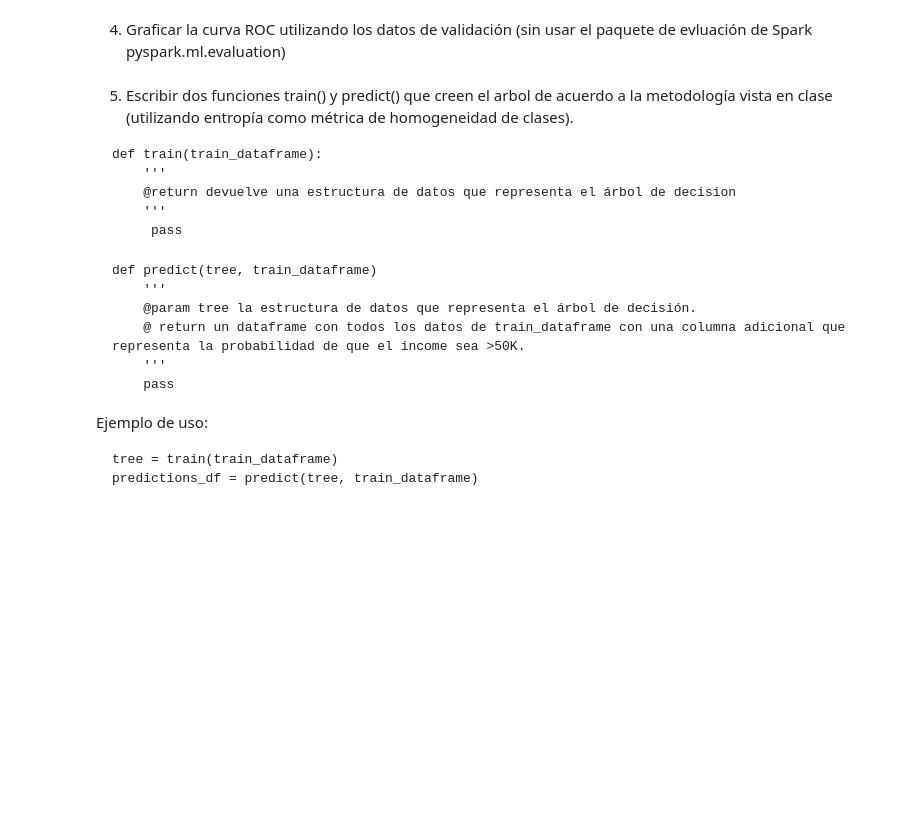
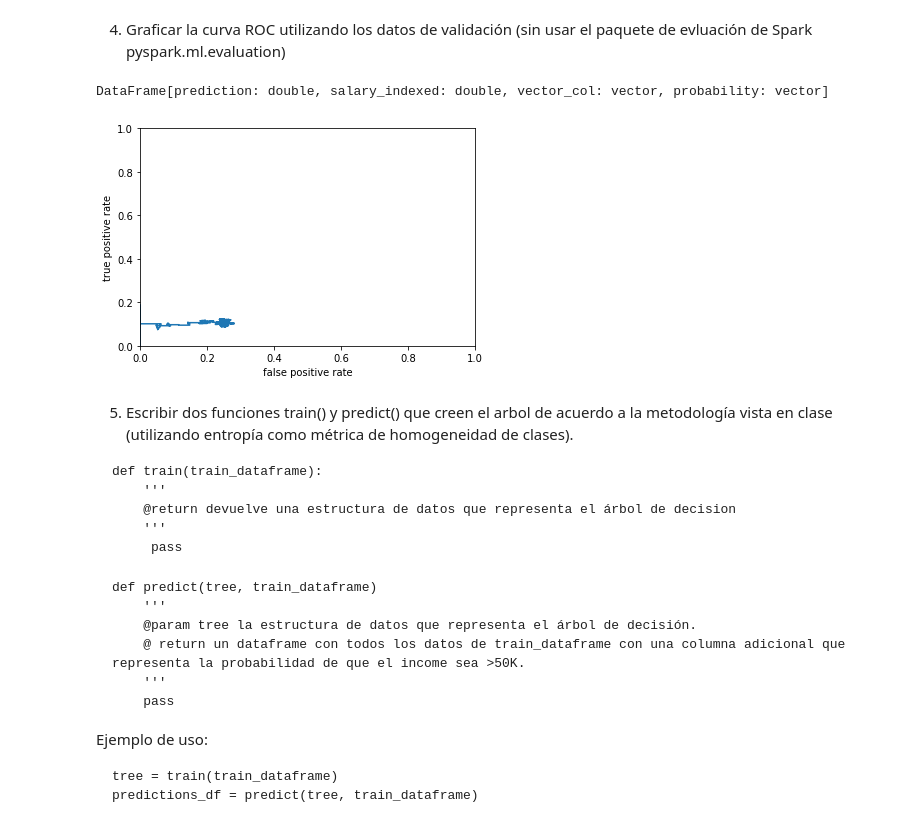
Before and after one commit to zmartin1/oblig2bigdata, a Jupyter notebook: Obligatorio 2.ipynb, the cells around one changed output. Cells and saved outputs as stored; diff of their text form; code cells hidden in the pictures; blank space fills up the shorter version.

````diff
--- a/Obligatorio 2.ipynb
+++ b/Obligatorio 2.ipynb
@@ -152,3 +170,54 @@ TypeError: Invalid param value given for param "inputCol". Could not convert <cl
+# %%
+true_positive = 0
+false_positive = 0
+true_negative = 0
+false_negative = 0
+roc_points_false_positive_rate = []
+roc_points_true_positive_rate = []
+
+threshold = [x / 100 for x in range(0, 101, 5)]
+
+predictions.select("prediction", "salary_indexed", "probability").collect()
+
+for value in threshold:
+
+
+
+    if row.prediction == 1.0 and row.salary_indexed == 1.0:
+        true_positive += 1
+    elif row.prediction == 1.0:
+        false_positive += 1
+    elif row.prediction == 0.0 and row.salary_indexed == 1.0:
+        true_negative += 1
+    else:
+        false_negative += 1
+
+    try:
+        true_positive_rate = true_positive/(true_positive+false_negative)
+    except ZeroDivisionError:
+        true_positive_rate = 0
+    try:
+        false_positive_rate = false_positive/(false_positive+true_negative)
+    except ZeroDivisionError:
+        false_positive_rate = 0
+
+    roc_points_true_positive_rate.append(true_positive_rate)
+    roc_points_false_positive_rate.append(false_positive_rate)
+
+
+# import matplotlib.pyplot as plt
+# plt.plot(roc_points_false_positive_rate, roc_points_true_positive_rate)
+
+# plt.xlabel('false positive rate')
+# plt.ylabel('true positive rate')
+
+# plt.axis([0, 1, 0, 1])
+# plt.show()
+
+predictions.select("prediction", "salary_indexed", "vector_col", "probability").toPan
+# %% [output]
+DataFrame[prediction: double, salary_indexed: double, vector_col: vector, probability: vector]
+[figure, added]
 # %% [markdown]
 5. Escribir dos funciones train() y predict() que creen el arbol de acuerdo a la metodología vista en clase (utilizando entropía como métrica de homogeneidad de clases).
 ```
````
Also changed, not shown: parts of 7 cells of this notebook.
